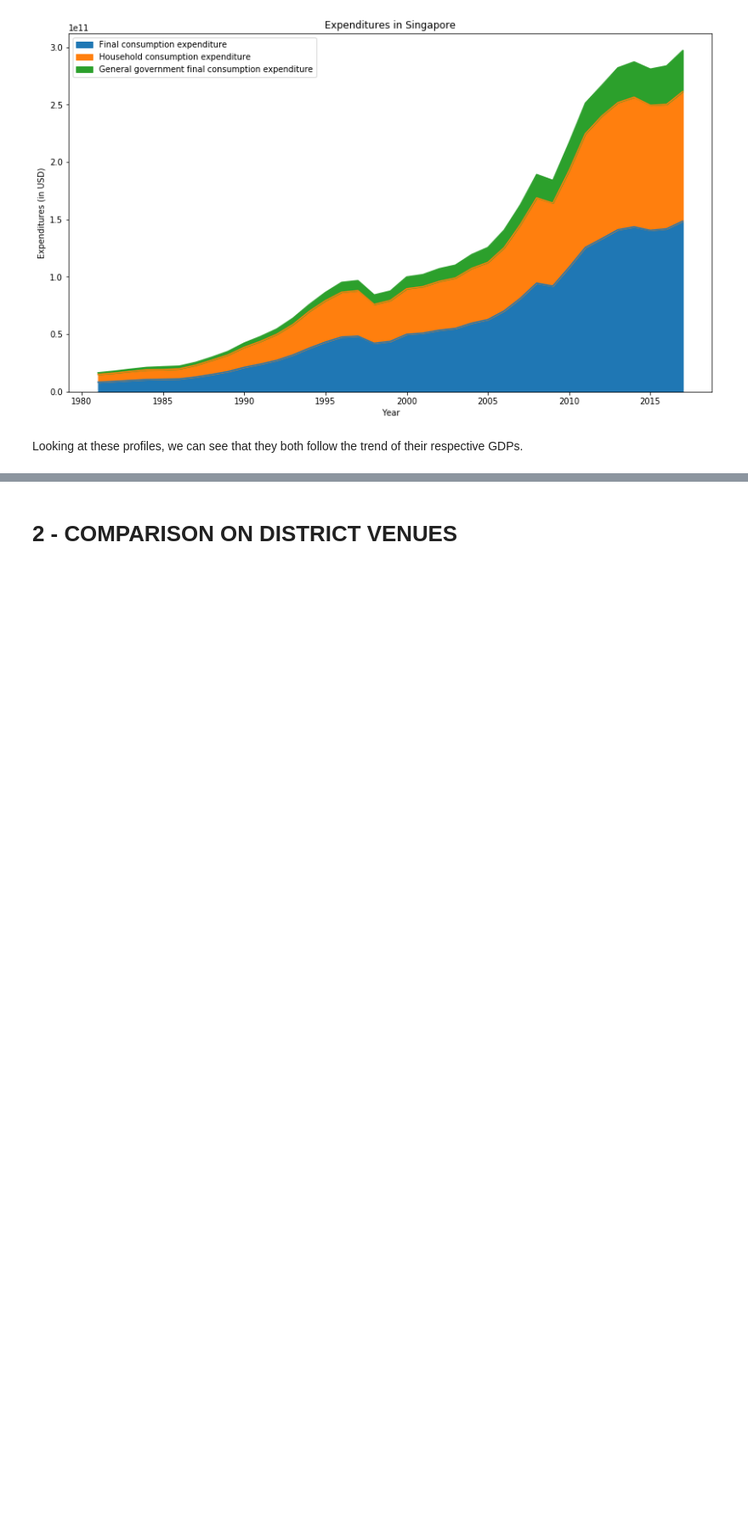
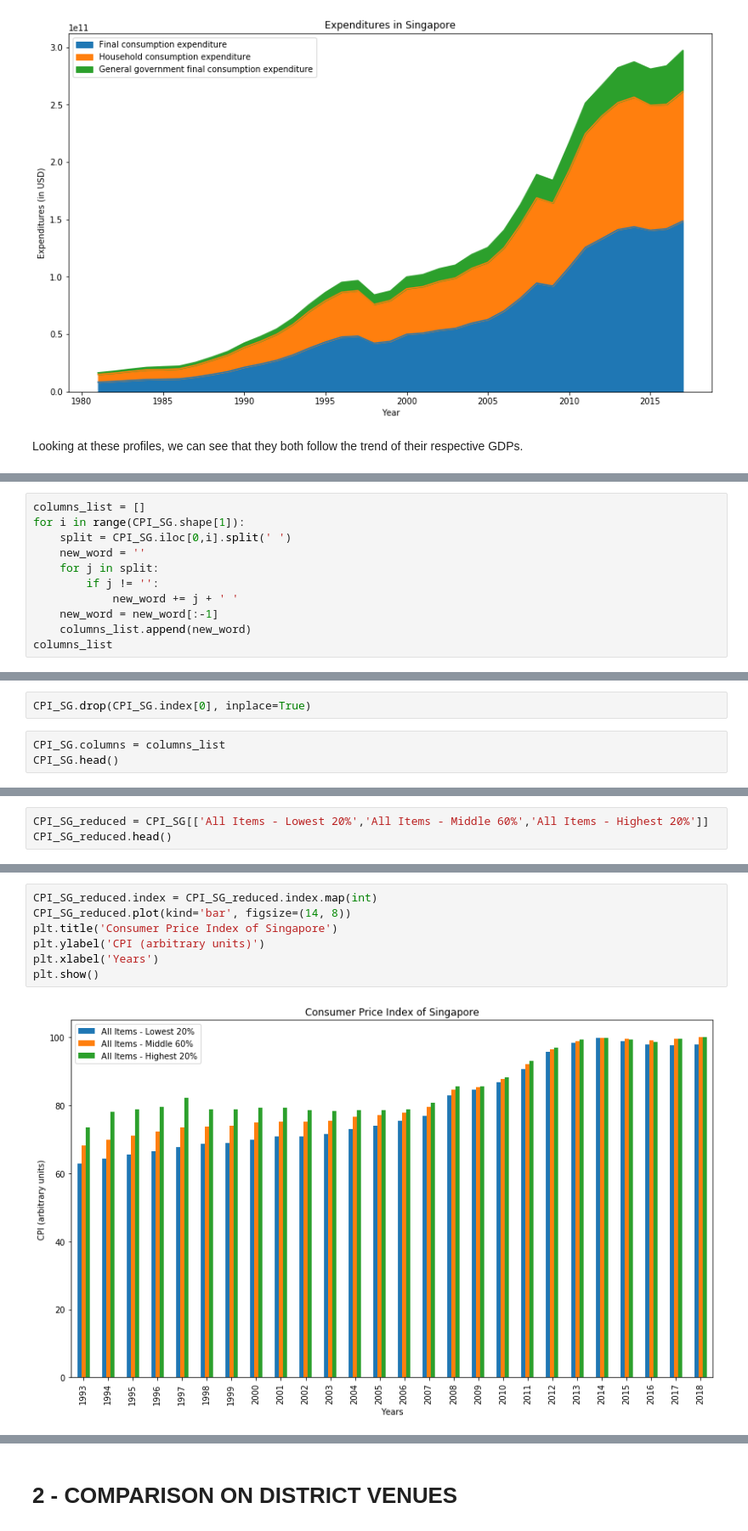
Before and after one commit to FabienNugier/Coursera_Capstone, a Jupyter notebook: IBM-DATASCIENCE-FinalProject(Weeks4-5)_Singapore_HK_Comparison.ipynb, the cells around one changed output, grey strips where cells are left out. Shown at 85% size. Drawn from its saved outputs; the diff is of its cells as text; blank space fills up the shorter version.

Commit message:
Added a section about Consumer Price Index and ongoing work on random locations for venues.

```diff
--- a/IBM-DATASCIENCE-FinalProject(Weeks4-5)_Singapore_HK_Comparison.ipynb
+++ b/IBM-DATASCIENCE-FinalProject(Weeks4-5)_Singapore_HK_Comparison.ipynb
@@ -680,0 +721,11 @@ Looking at these profiles, we can see that they both follow the trend of their r
+# %%
+columns_list = []
+for i in range(CPI_SG.shape[1]):
+    split = CPI_SG.iloc[0,i].split(' ')
+    new_word = ''
+    for j in split:
+        if j != '':
+            new_word += j + ' '
+    new_word = new_word[:-1]
+    columns_list.append(new_word)
+columns_list
@@ -680,0 +760,5 @@ Looking at these profiles, we can see that they both follow the trend of their r
+# %%
+CPI_SG.drop(CPI_SG.index[0], inplace=True)
+# %%
+CPI_SG.columns = columns_list
+CPI_SG.head()
@@ -680,0 +775,3 @@ Looking at these profiles, we can see that they both follow the trend of their r
+# %%
+CPI_SG_reduced = CPI_SG[['All Items - Lowest 20%','All Items - Middle 60%','All Items - Highest 20%']]
+CPI_SG_reduced.head()
@@ -680,0 +785,9 @@ Looking at these profiles, we can see that they both follow the trend of their r
+# %%
+CPI_SG_reduced.index = CPI_SG_reduced.index.map(int)
+CPI_SG_reduced.plot(kind='bar', figsize=(14, 8))
+plt.title('Consumer Price Index of Singapore')
+plt.ylabel('CPI (arbitrary units)')
+plt.xlabel('Years')
+plt.show()
+# %% [output]
+[figure, added]
```
Also changed, not shown: parts of 67 cells of this notebook.
